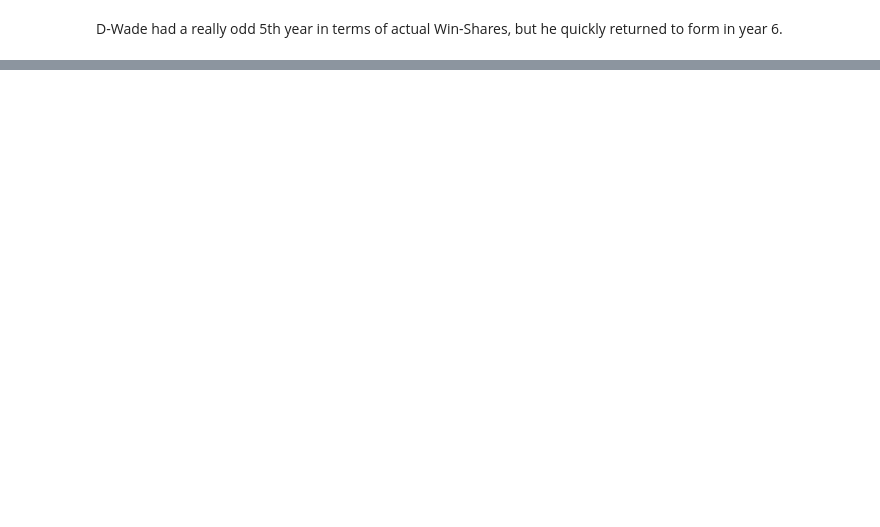
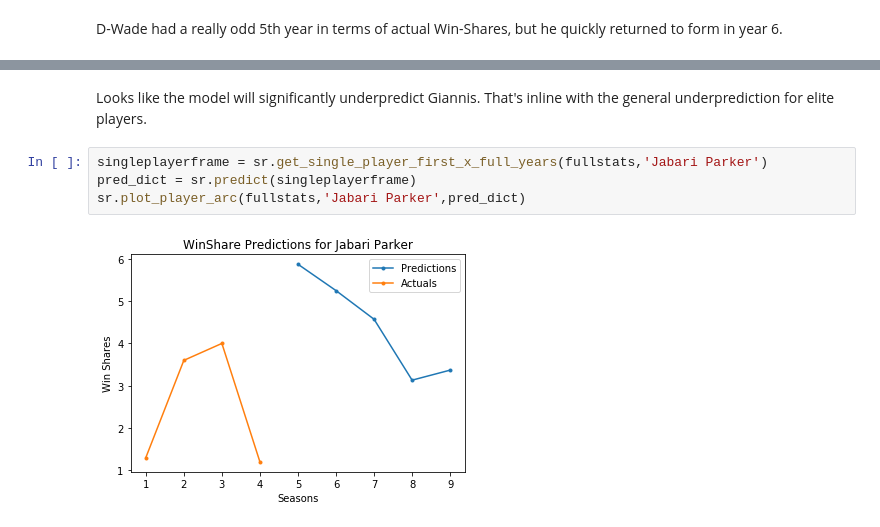
Before and after one commit to KirkAVoss/kv-capstone, a Jupyter notebook: NBAwinshare/Example_Usage_of_Seasonal_Regressor.ipynb, the cells around one changed output, grey strips where cells are left out. Cells and saved outputs as stored; diff of their text form; blank space fills up the shorter version.

```diff
--- a/NBAwinshare/Example_Usage_of_Seasonal_Regressor.ipynb
+++ b/NBAwinshare/Example_Usage_of_Seasonal_Regressor.ipynb
@@ -185,0 +230,8 @@ sr.plot_player_arc(fullstats, 'Vitaly Potapenko', pred_dict)
+# %% [markdown]
+Looks like the model will significantly underpredict Giannis.  That's inline with the general underprediction for elite players.
+# %%
+singleplayerframe = sr.get_single_player_first_x_full_years(fullstats,'Jabari Parker')
+pred_dict = sr.predict(singleplayerframe)
+sr.plot_player_arc(fullstats,'Jabari Parker',pred_dict)
+# %% [output]
+[figure, added]
```
Also changed, not shown: parts of 56 cells of this notebook, 1 other file.
